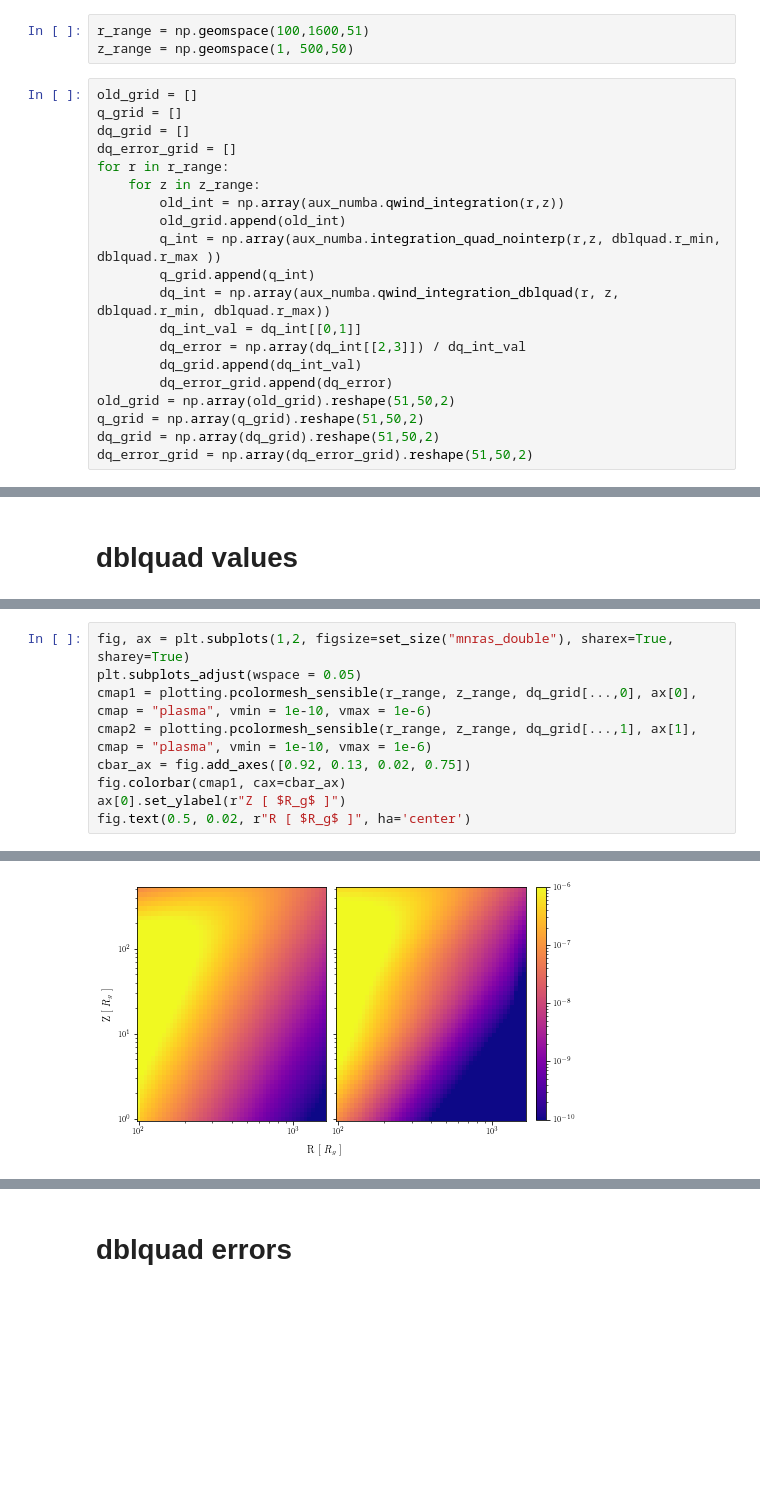
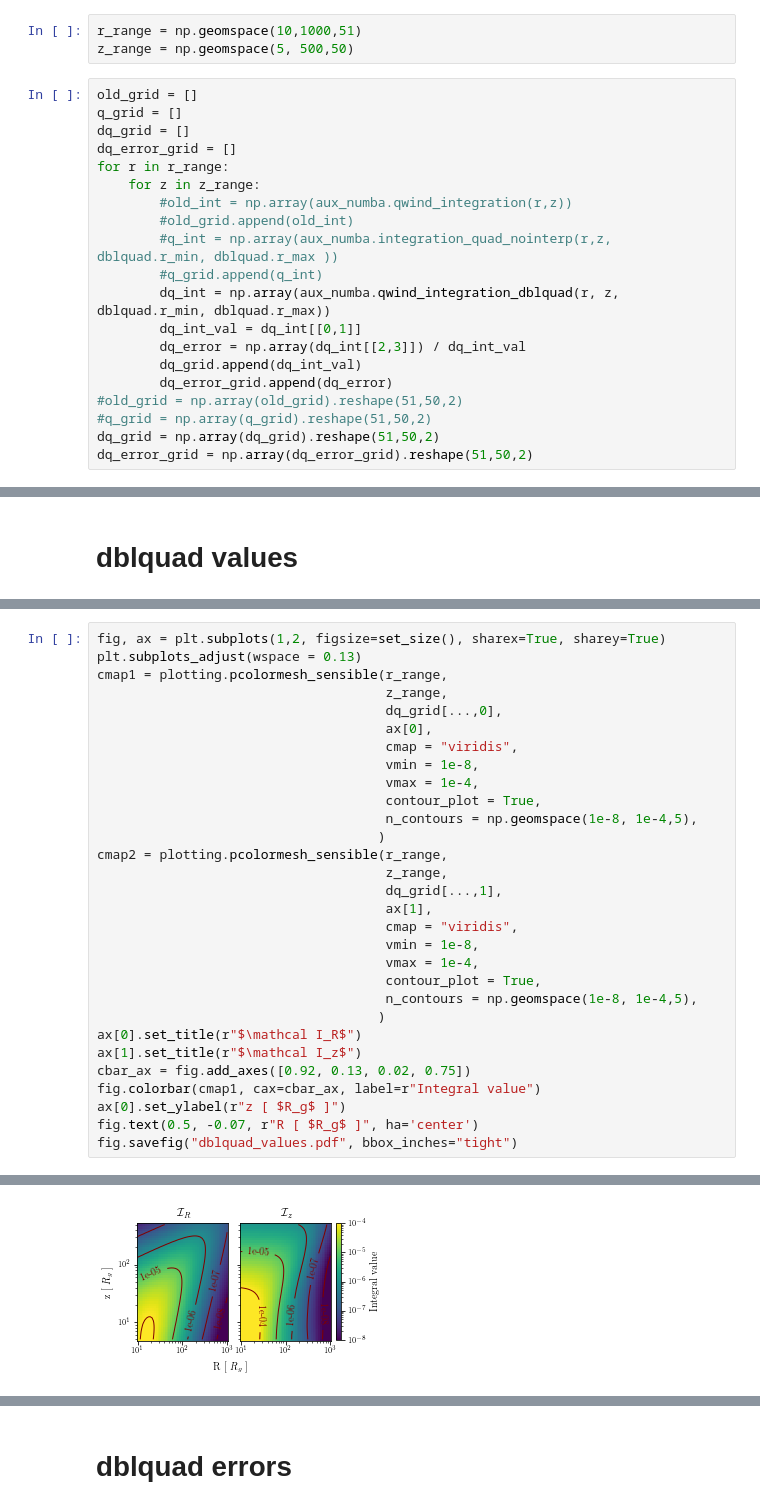
Before and after one commit to arnauqb/qwind, a Jupyter notebook: Notebooks/paper_plots.ipynb, the cells around one changed output, grey strips where cells are left out. Drawn from its saved outputs; the diff is of its cells as text; blank space fills up the shorter version.

```diff
--- a/Notebooks/paper_plots.ipynb
+++ b/Notebooks/paper_plots.ipynb
@@ -404,6 +419,6 @@ Text(0.5, -0.05, 'Iteration number')
 # %%
-r_range = np.geomspace(100,1600,51)
-z_range = np.geomspace(1, 500,50)
+r_range = np.geomspace(10,1000,51)
+z_range = np.geomspace(5, 500,50)
 # %%
 old_grid = []
 q_grid = []
@@ -411,16 +426,16 @@ dq_grid = []
 dq_error_grid = []
 for r in r_range:
     for z in z_range:
-        old_int = np.array(aux_numba.qwind_integration(r,z))
-        old_grid.append(old_int)
-        q_int = np.array(aux_numba.integration_quad_nointerp(r,z, dblquad.r_min, dblquad.r_max ))
-        q_grid.append(q_int)
+        #old_int = np.array(aux_numba.qwind_integration(r,z))
+        #old_grid.append(old_int)
+        #q_int = np.array(aux_numba.integration_quad_nointerp(r,z, dblquad.r_min, dblquad.r_max ))
+        #q_grid.append(q_int)
         dq_int = np.array(aux_numba.qwind_integration_dblquad(r, z, dblquad.r_min, dblquad.r_max))
         dq_int_val = dq_int[[0,1]]
         dq_error = np.array(dq_int[[2,3]]) / dq_int_val
         dq_grid.append(dq_int_val)
         dq_error_grid.append(dq_error)
-old_grid = np.array(old_grid).reshape(51,50,2)
-q_grid = np.array(q_grid).reshape(51,50,2)
+#old_grid = np.array(old_grid).reshape(51,50,2)
+#q_grid = np.array(q_grid).reshape(51,50,2)
 dq_grid = np.array(dq_grid).reshape(51,50,2)
 dq_error_grid = np.array(dq_error_grid).reshape(51,50,2)
@@ -441,10 +448,31 @@ Text(0.5, 0.02, 'R [ $R_g$ ]')
 # %%
-fig, ax = plt.subplots(1,2, figsize=set_size("mnras_double"), sharex=True, sharey=True)
-plt.subplots_adjust(wspace = 0.05)
-cmap1 = plotting.pcolormesh_sensible(r_range, z_range, dq_grid[...,0], ax[0], cmap = "plasma", vmin = 1e-10, vmax = 1e-6)
-cmap2 = plotting.pcolormesh_sensible(r_range, z_range, dq_grid[...,1], ax[1], cmap = "plasma", vmin = 1e-10, vmax = 1e-6)
+fig, ax = plt.subplots(1,2, figsize=set_size(), sharex=True, sharey=True)
+plt.subplots_adjust(wspace = 0.13)
+cmap1 = plotting.pcolormesh_sensible(r_range,
+                                     z_range,
+                                     dq_grid[...,0],
+                                     ax[0],
+                                     cmap = "viridis",
+                                     vmin = 1e-8,
+                                     vmax = 1e-4,
+                                     contour_plot = True,
+                                     n_contours = np.geomspace(1e-8, 1e-4,5),
+                                    )
+cmap2 = plotting.pcolormesh_sensible(r_range,
+                                     z_range,
+                                     dq_grid[...,1],
+                                     ax[1],
+                                     cmap = "viridis",
+                                     vmin = 1e-8,
+                                     vmax = 1e-4,
+                                     contour_plot = True,
+                                     n_contours = np.geomspace(1e-8, 1e-4,5),
+                                    )
+ax[0].set_title(r"$\mathcal I_R$")
+ax[1].set_title(r"$\mathcal I_z$")
 cbar_ax = fig.add_axes([0.92, 0.13, 0.02, 0.75])
-fig.colorbar(cmap1, cax=cbar_ax)
-ax[0].set_ylabel(r"Z [ $R_g$ ]")
-fig.text(0.5, 0.02, r"R [ $R_g$ ]", ha='center')
+fig.colorbar(cmap1, cax=cbar_ax, label=r"Integral value")
+ax[0].set_ylabel(r"z [ $R_g$ ]")
+fig.text(0.5, -0.07, r"R [ $R_g$ ]", ha='center')
+fig.savefig("dblquad_values.pdf", bbox_inches="tight")
 # %% [output]
@@ -452 +479 @@ Text(0.5, 0.02, 'R [ $R_g$ ]')
-[figure, old version]
+[figure, new version]
```
Also changed, not shown: parts of 19 cells of this notebook, 6 other files.
